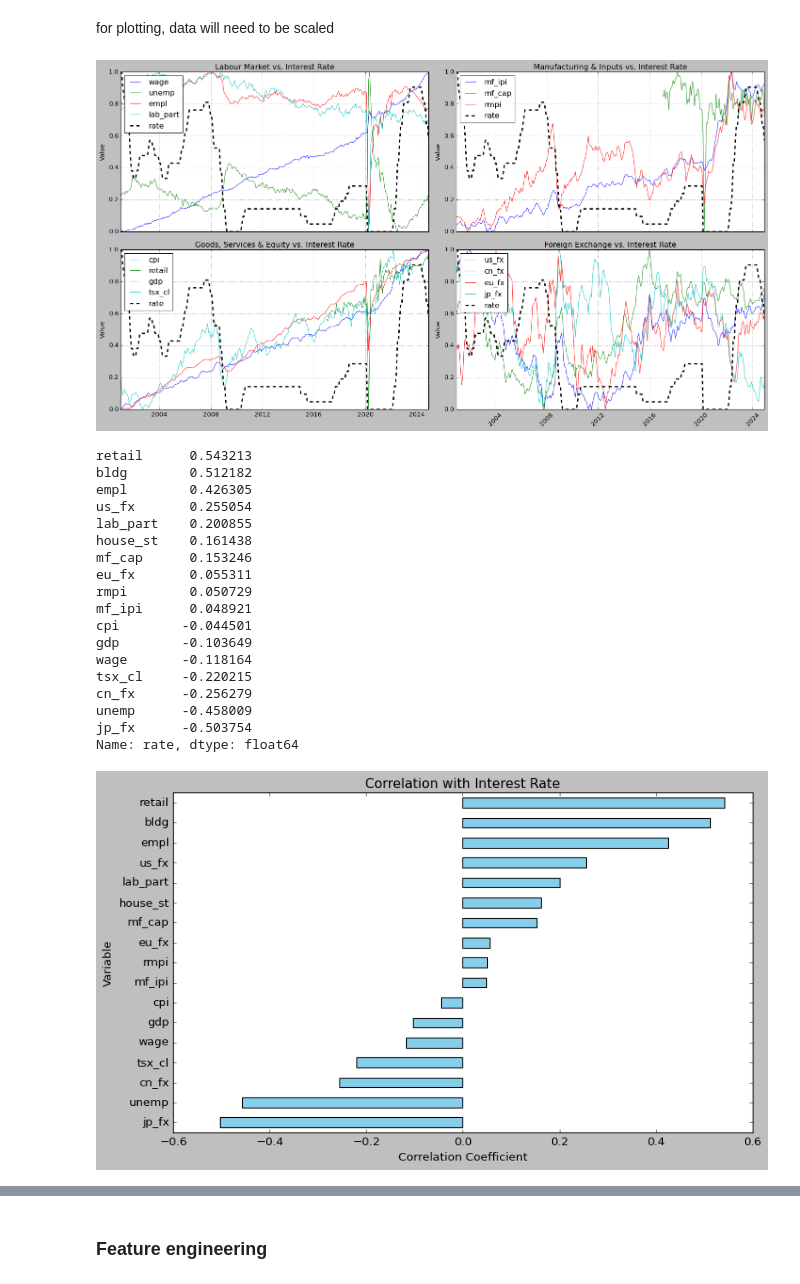
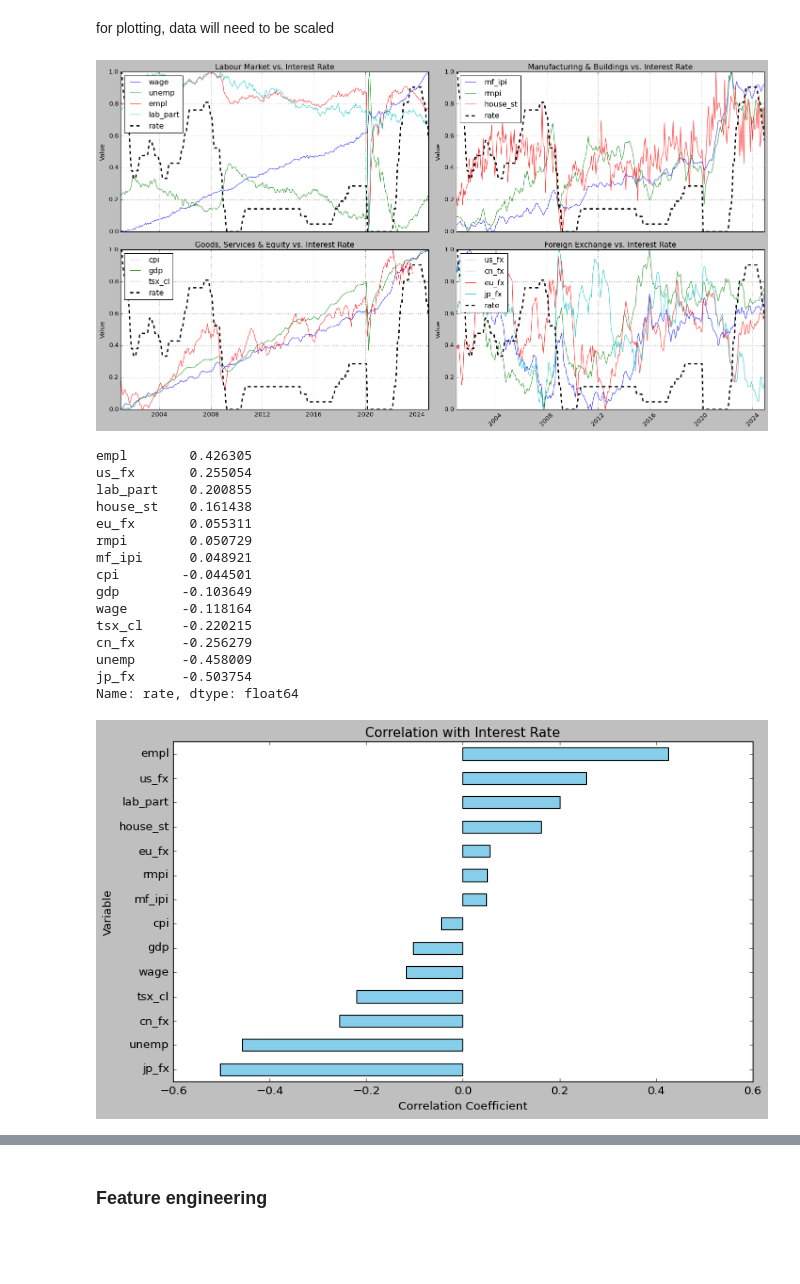
Before and after one commit to FleaBusyBeeBergs/dtsa5511-final-project, a Jupyter notebook: dtsa5511_final_project.ipynb, the cells around one changed output, grey strips where cells are left out. Drawn from its saved outputs; the diff is of its cells as text; code cells hidden in the pictures; blank space fills up the shorter version.

```diff
--- a/dtsa5511_final_project.ipynb
+++ b/dtsa5511_final_project.ipynb
@@ -351,11 +348,11 @@ rmpi
 2  2001-01-03    6.0
 # %%
 # Your variable lists
-variables = ['wage', 'rmpi', 'cpi', 'house_st', 'bldg', 'retail',
+variables = ['wage', 'rmpi', 'cpi', 'house_st', # removed bldg & retail
              'unemp', 'empl', 'lab_part', 'gdp', 'mf_ipi', 'mf_cap',
              'us_fx', 'cn_fx', 'eu_fx', 'jp_fx', 'tsx_cl', 'rate']
 
-daily = ['us_fx', 'cn_fx', 'eu_fx', 'jp_fx', 'tsx_cl']  # Excludes 'rate' since we process it separately
+daily = ['tsx_cl']  # Excludes 'rate' since we process it separately
 
 def rename_value_column(vars_list):
     """Rename 'Value' column to the variable name."""
@@ -525,7 +514,7 @@ for var in fx_vars:
         data.drop(columns=hist_col, inplace=True)
 
 # Remove 'rate', 'announcement', and 'Date' columns
-data = data.drop(columns=['rate', 'announcement', 'Date'])
+# data = data.drop(columns=['rate', 'announcement', 'Date'])
 
 data.head()
 # %% [output]
@@ -566,41 +555,41 @@ plt.style.use('classic')
 
 # Groups of variables
 labour_vars = ['wage', 'unemp', 'empl', 'lab_part']
-mf_vars     = ['mf_ipi', 'mf_cap', 'rmpi']
-gs_vars     = ['cpi', 'retail', 'gdp', 'tsx_cl']
+mf_vars     = ['mf_ipi', 'rmpi', 'house_st']
+gs_vars     = ['cpi', 'gdp', 'tsx_cl']
 fx_vars     = ['us_fx', 'cn_fx', 'eu_fx', 'jp_fx']
 groups = {
     'Labour Market': labour_vars,
-    'Manufacturing & Inputs': mf_vars,
+    'Manufacturing & Buildings': mf_vars,
     'Goods, Services & Equity': gs_vars,
     'Foreign Exchange': fx_vars
 }
 
 # Plot each group with 'rate'
 fig, axes = plt.subplots(2, 2, figsize=(18, 10), sharex=True)
 axes = axes.flatten()
 
 for i, (title, vars_) in enumerate(groups.items()):
     ax = axes[i]
 
     # Plot each variable in the group
     for var in vars_:
         ax.plot(data_minmax_scaled['Date'], data_minmax_scaled[var], label=var, alpha=0.8)
 
     # Plot 'rate' on the same axis (or use a twin axis if needed)
     ax.plot(data_minmax_scaled['Date'], data_minmax_scaled['rate'], label='rate', color='black', linewidth=2.5, linestyle='--')
 
     ax.set_title(f'{title} vs. Interest Rate')
     ax.set_ylabel('Value')
     ax.legend(loc='upper left')
     ax.grid(True)
 
 # Format x-axis labels
 plt.xticks(rotation=45)
 plt.tight_layout()
 plt.show()
 # %% [output]
-[figure, old version]
+[figure, new version]
 # %%
 exclude_cols = ['Date', 'rate', 'announcement']
 feature_cols = [col for col in data.columns if col not in exclude_cols]
@@ -610,13 +599,10 @@ rate_correlation = correlation_matrix['rate'].drop(labels=['rate']).sort_values(
 
 print(rate_correlation)
 # %% [output]
-retail      0.543213
-bldg        0.512182
 empl        0.426305
 us_fx       0.255054
 lab_part    0.200855
 house_st    0.161438
-mf_cap      0.153246
 eu_fx       0.055311
 rmpi        0.050729
 mf_ipi      0.048921
@@ -642,4 +628,4 @@ plt.gca().invert_yaxis()  # Highest correlation at the top
 plt.tight_layout()
 plt.show()
 # %% [output]
-[figure, old version]
+[figure, new version]
```
Also changed, not shown: parts of 12 cells of this notebook.
